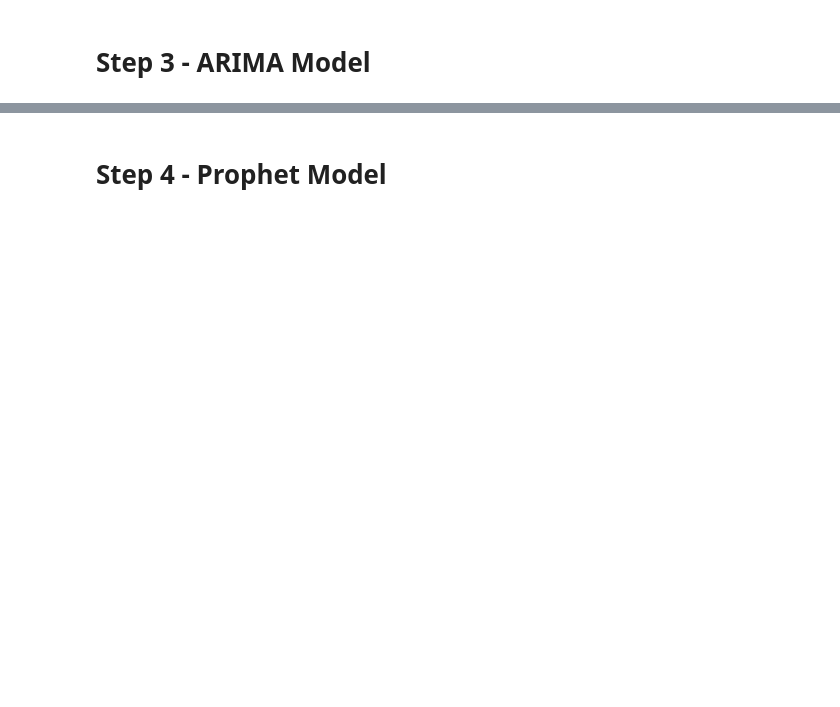
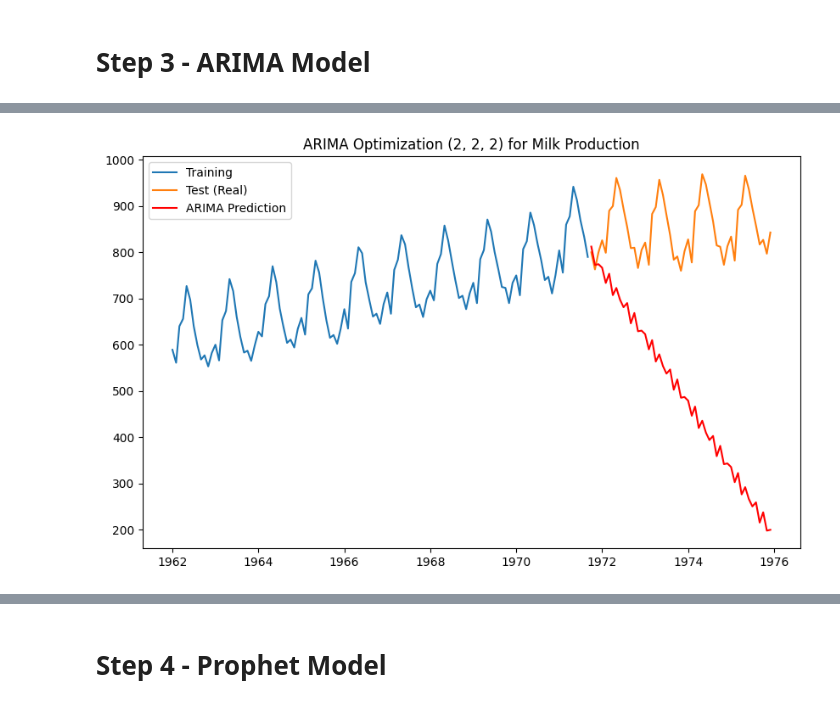
Before and after one commit to Jero2110/Advanced-ML_Phase-04, a Jupyter notebook: analysis/G01_Jeronimo_Ramos_Phase4.ipynb, the cells around one changed output, grey strips where cells are left out. Drawn from its saved outputs; the diff is of its cells as text; code cells hidden in the pictures; blank space fills up the shorter version.

```diff
--- a/analysis/G01_Jeronimo_Ramos_Phase4.ipynb
+++ b/analysis/G01_Jeronimo_Ramos_Phase4.ipynb
@@ -321,0 +411,18 @@ plt.show()
+# %%
+# Ajustar modelo con el mejor orden
+model_final = ARIMA(train_data['Milk_production'], order=best_order).fit()
+
+# Generar predicción para el tamaño del set de prueba
+forecast = model_final.get_forecast(steps=len(test_data['Milk_production']))
+pred_mean = forecast.predicted_mean
+
+# Graficar
+plt.figure(figsize=(10,6))
+plt.plot(train_data['Milk_production'], label='Training')
+plt.plot(test_data['Milk_production'], label='Test (Real)')
+plt.plot(pred_mean, label='ARIMA Prediction', color='red')
+plt.title(f'ARIMA Optimization {best_order} for Milk Production')
+plt.legend()
+plt.show()
+# %% [output]
+[figure, added]
```
Also changed, not shown: parts of 28 cells of this notebook.
